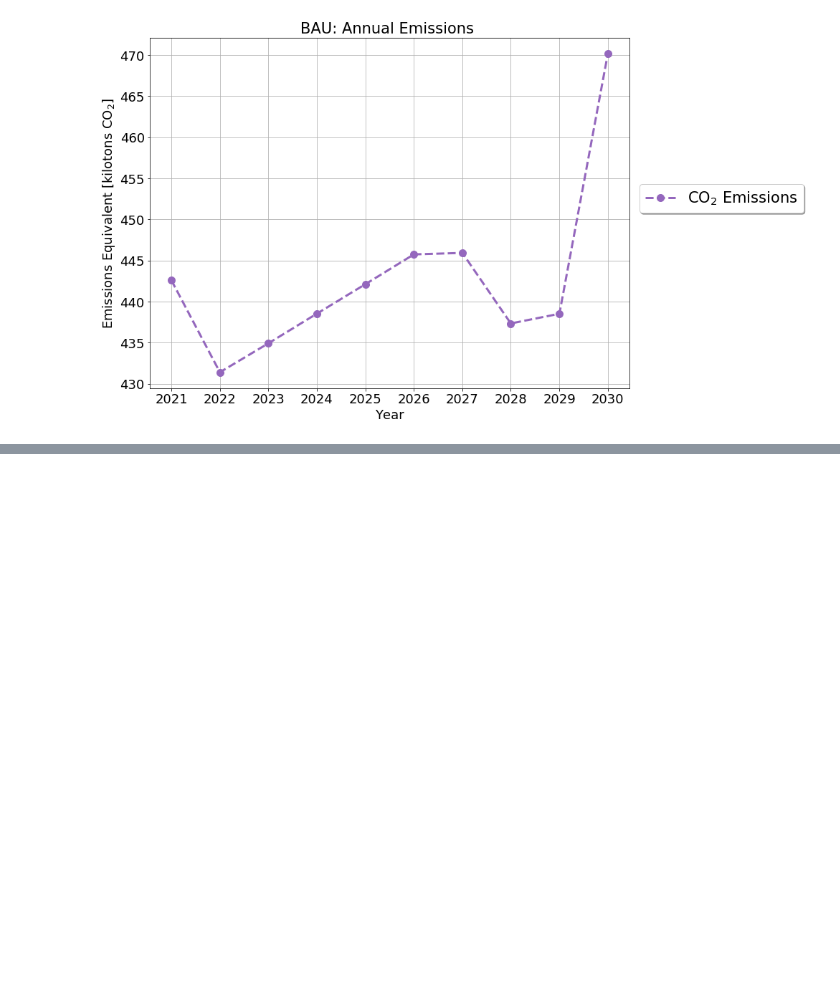
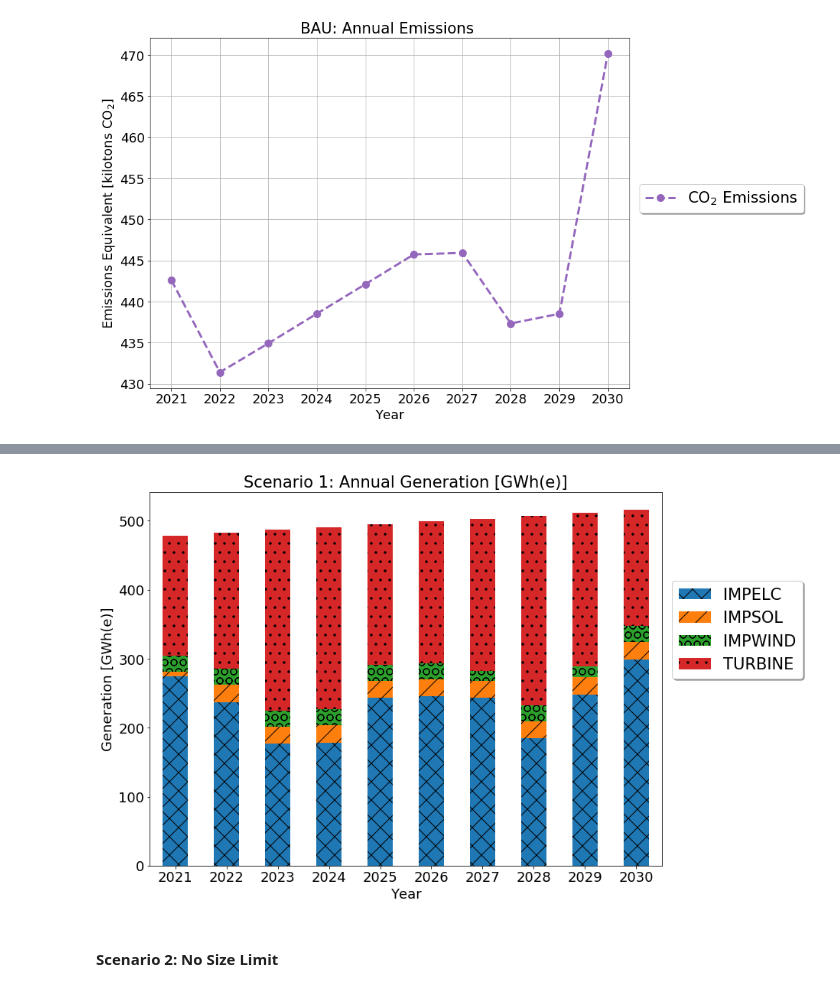
Before and after one commit to arfc/pride, a Jupyter notebook: data_processing/temoa_processing.ipynb, the cells around one changed output, grey strips where cells are left out. Cells and saved outputs as stored; diff of their text form; code cells hidden in the pictures; blank space fills up the shorter version.

```diff
--- a/data_processing/temoa_processing.ipynb
+++ b/data_processing/temoa_processing.ipynb
@@ -122,0 +159,21 @@ plt.show()
+# %%
+ax = free_activity.plot.bar(stacked=True)
+plt.title("Scenario 1: Annual Generation [GWh(e)]", fontsize=21)
+plt.ylabel("Generation [GWh(e)]", fontsize=18)
+plt.xlabel("Year", fontsize=18)
+
+bars = ax.patches
+hatches = ''.join(h*len(free_activity) for h in 'x/O.')
+
+for bar, hatch in zip(bars, hatches):
+    bar.set_hatch(hatch)
+
+ax.set_xticks(idx)
+ax.set_xticklabels(years, rotation=0, fontsize=18)
+plt.yticks(fontsize=18)
+ax.legend(loc=(1.02,0.5),fancybox=True, shadow=True, fontsize=12,prop={'size': 21})
+plt.show()
+# %% [output]
+[figure, added]
+# %% [markdown]
+#### Scenario 2: No Size Limit
```
Also changed, not shown: parts of 19 cells of this notebook, 11 other files.
